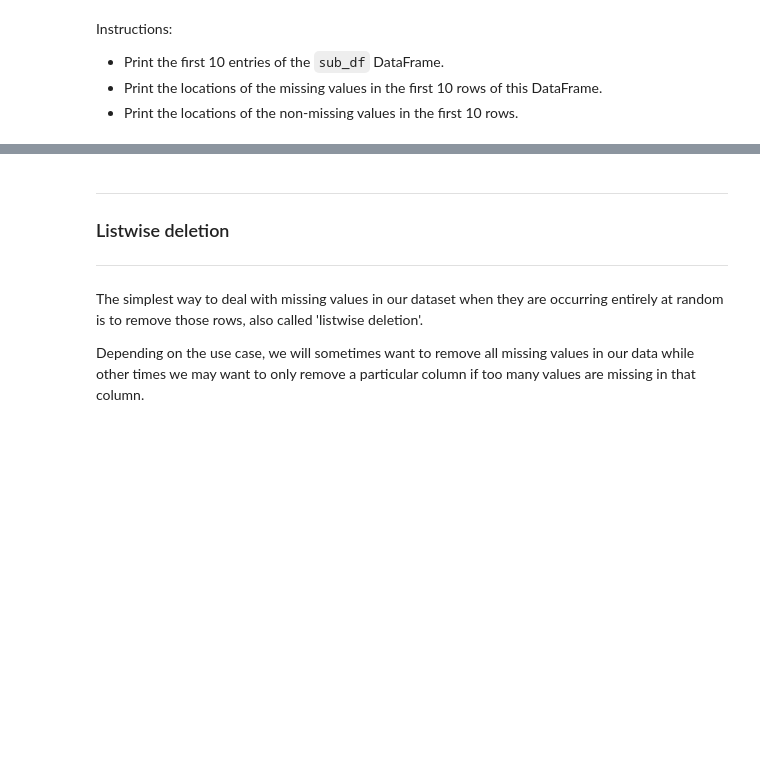
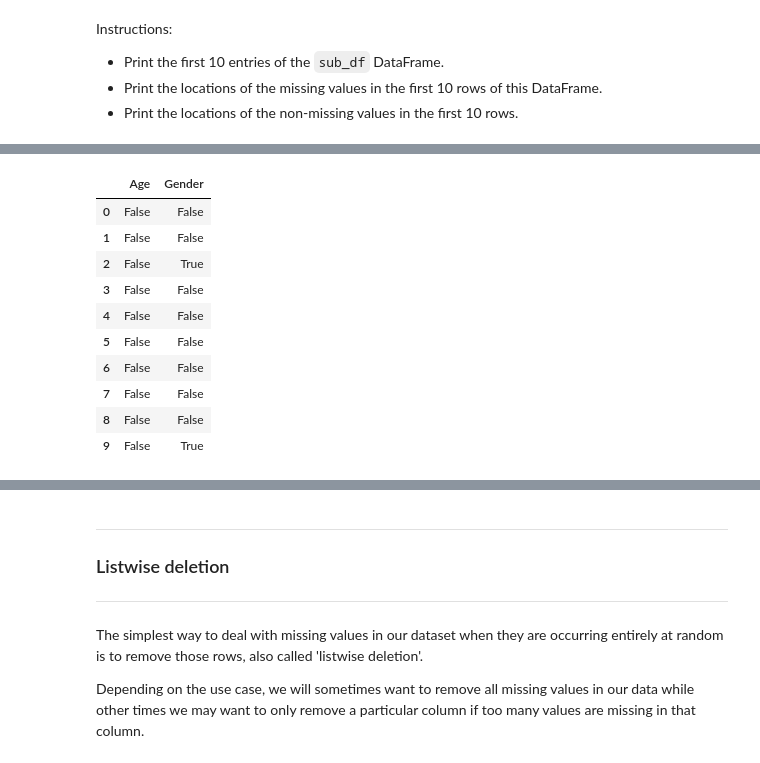
Before and after one commit to NehaNeha417/ML_SHALA, a Jupyter notebook: Assignment_ML_L6.ipynb, the cells around one changed output, grey strips where cells are left out. Saved outputs shown, nothing was run; the diff lists cells and outputs as text; code cells hidden in the pictures; blank space fills up the shorter version.

```diff
--- a/Assignment_ML_L6.ipynb
+++ b/Assignment_ML_L6.ipynb
@@ -187,0 +213,4 @@ data.head(5)
+# %%
+so_survey_df['Paid_Job']=0
+so_survey_df.loc[so_survey_df['ConvertedSalary']>0,'Paid_Job']=1
+print(so_survey_df[['ConvertedSalary','Paid_Job']].head())
@@ -211,3 +247,6 @@ Instructions:
 
 * Bin the value of the `ConvertedSalary` column in `so_survey_df` into 5 equal bins, in a new column called `equal_binned`.
 * Print the first five rows of both columns: `ConvertedSalary` and `equal_binned`.
+# %%
+so_survey_df['equal_binned']=pd.cut(so_survey_df.ConvertedSalary,5)
+print(so_survey_df[['ConvertedSalary','equal_binned']].head())
@@ -250,7 +294,6 @@ Instructions:
 * Subset the `so_survey_df` DataFrame to only include the `Age` and `Gender` columns.
 * Print the number of non-missing values in both columns.
 # %%
-sub_df[["Age","Gender"]]
-count = 0
-sub_df.Gender.notnull()
+sub_df= so_survey_df[["Age","Gender"]]
+sub_df.notnull().sum()
 # %% [output]
@@ -283,0 +330,14 @@ Instructions:
+# %%
+sub_df.head(10).isna()
+# %% [output]
+|  | Age | Gender |
+| 0 | False | False |
+| 1 | False | False |
+| 2 | False | True |
+| 3 | False | False |
+| 4 | False | False |
+| 5 | False | False |
+| 6 | False | False |
+| 7 | False | False |
+| 8 | False | False |
+| 9 | False | True |
```
Also changed, not shown: parts of 36 cells of this notebook.
